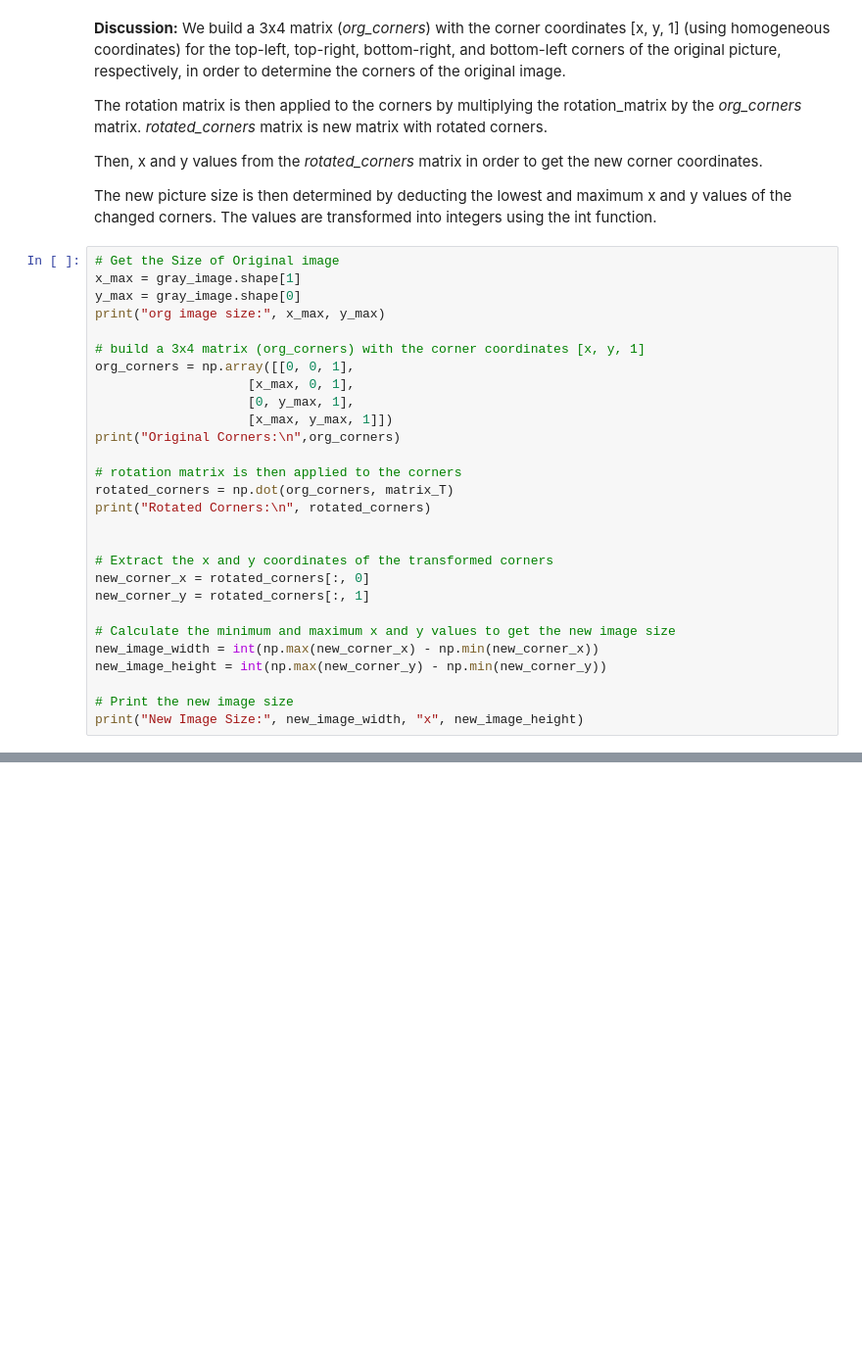
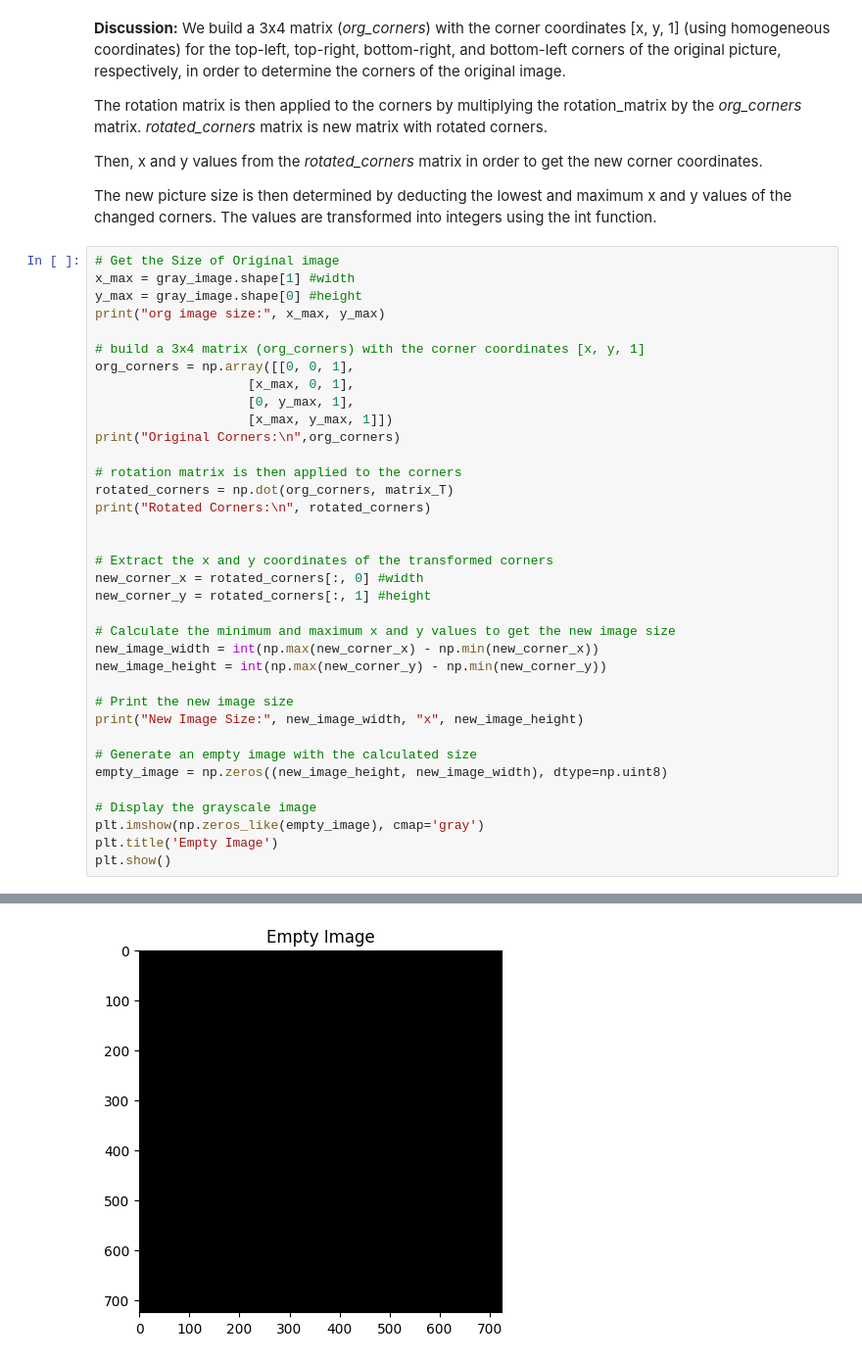
Before and after one commit to dev-nanthan/Vision_Lab1, a Jupyter notebook: Lab1_trans.ipynb, the cells around one changed output, grey strips where cells are left out. Shown at 98% size. Drawn from its saved outputs; the diff is of its cells as text; blank space fills up the shorter version.

```diff
--- a/Lab1_trans.ipynb
+++ b/Lab1_trans.ipynb
@@ -57,8 +56,8 @@ Then, x and y values from the *rotated_corners* matrix in order to get the new c
 The new picture size is then determined by deducting the lowest and maximum x and y values of the changed corners. The values are transformed into integers using the int function.
 # %%
 # Get the Size of Original image
-x_max = gray_image.shape[1]
-y_max = gray_image.shape[0]
+x_max = gray_image.shape[1] #width
+y_max = gray_image.shape[0] #height
 print("org image size:", x_max, y_max)
 
 # build a 3x4 matrix (org_corners) with the corner coordinates [x, y, 1]
@@ -67,32 +66,41 @@ org_corners = np.array([[0, 0, 1],
                     [0, y_max, 1],
                     [x_max, y_max, 1]])
 print("Original Corners:\n",org_corners)
 
 # rotation matrix is then applied to the corners
 rotated_corners = np.dot(org_corners, matrix_T)
 print("Rotated Corners:\n", rotated_corners)
 
 
 # Extract the x and y coordinates of the transformed corners
-new_corner_x = rotated_corners[:, 0]
-new_corner_y = rotated_corners[:, 1]
+new_corner_x = rotated_corners[:, 0] #width
+new_corner_y = rotated_corners[:, 1] #height
 
 # Calculate the minimum and maximum x and y values to get the new image size
 new_image_width = int(np.max(new_corner_x) - np.min(new_corner_x))
 new_image_height = int(np.max(new_corner_y) - np.min(new_corner_y))
 
 # Print the new image size
 print("New Image Size:", new_image_width, "x", new_image_height)
+
+# Generate an empty image with the calculated size
+empty_image = np.zeros((new_image_height, new_image_width), dtype=np.uint8)
+
+# Display the grayscale image
+plt.imshow(np.zeros_like(empty_image), cmap='gray')
+plt.title('Empty Image')
+plt.show()
 # %% [output]
 org image size: 512 512
 Original Corners:
  [[  0   0   1]
  [512   0   1]
  [  0 512   1]
  [512 512   1]]
 Rotated Corners:
  [[ 0.00000000e+00  0.00000000e+00  1.00000000e+00]
  [ 3.62038672e+02  3.62038672e+02  1.00000000e+00]
  [-3.62038672e+02  3.62038672e+02  1.00000000e+00]
  [ 5.68434189e-14  7.24077344e+02  1.00000000e+00]]
 New Image Size: 724 x 724
+[figure, added]
```
Also changed, not shown: parts of 8 cells of this notebook.
